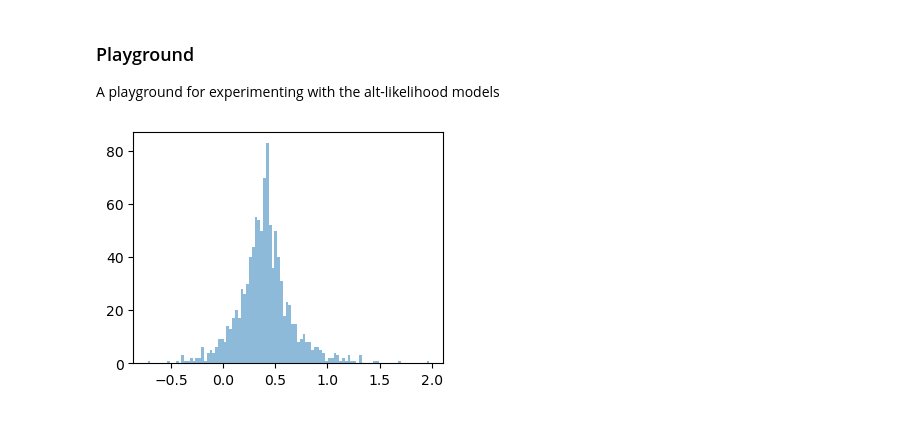
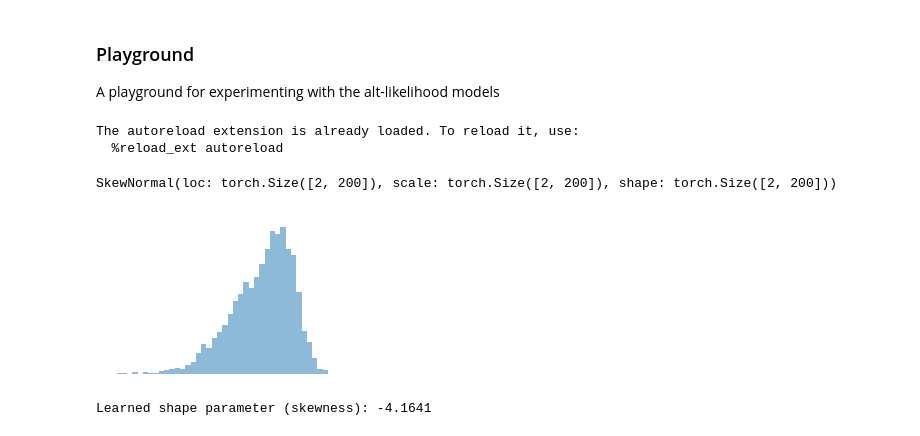
Before and after one commit to standw7/STPBenchmark, a Jupyter notebook: Playground.ipynb, the cells around one changed output. Cells and saved outputs as stored; diff of their text form; code cells hidden in the pictures.

Commit message:
add skew normal likelihood

```diff
--- a/Playground.ipynb
+++ b/Playground.ipynb
@@ -9,19 +9,24 @@ import torch
 import gpytorch
 import numpy as np
 import matplotlib.pyplot as plt
-from models import VarTGP, VarGP, ExactGP, VarLGP
-from utils import set_seeds, TorchStandardScaler, TorchNormalizer
+from models import VarTGP, VarGP, ExactGP, VarLGP, VarSGP
+from utils import set_seeds, TorchStandardScaler, TorchNormalizer, get_prediction_summary
 from optim import train_exact_model_botorch, train_natural_variational_model
 from botorch.acquisition import LogExpectedImprovement
 
+colors = ["#003f5c", "#7a5195", "#ef5675", "#ffa600"]
+
 # Setup
-set_seeds(13)
+set_seeds(42)
+# %% [output]
+The autoreload extension is already loaded. To reload it, use:
+  %reload_ext autoreload
 # %%
 # Generate data
-n_train = 15
+n_train = 40
 n_test = 200
 
-num_outliers = 1
+num_outliers = 15
 
 # Generate 1D synthetic data with outliers
 def target_function(x):
@@ -31,7 +36,7 @@ x_train = torch.rand(n_train).unsqueeze(-1).double()
 y_train = torch.tensor([target_function(x.item()) for x in x_train]).double()
 
 outlier_idx = np.random.choice(n_train, num_outliers, replace=False)
-y_train[outlier_idx] += torch.randn(num_outliers) * np.random.choice([-1, 1])
+y_train[outlier_idx] += -1*torch.randn(num_outliers).abs()
 
 x_test = torch.linspace(0, 1, n_test).unsqueeze(-1).double()
 y_test = torch.tensor([target_function(x.item()) for x in x_test]).double()
@@ -46,20 +51,27 @@ y_train = y_scaler.fit_transform(y_train.reshape(-1, 1)).flatten()
 y_test = y_scaler.transform(y_test.reshape(-1, 1)).flatten()
 # %%
 inducing_points = x_train.clone()
-model = VarLGP(inducing_points).double()
+model = VarSGP(inducing_points, goal=None).double()
 train_natural_variational_model(
     model, x_train, y_train, epochs=600, lr=0.01, y_standardize=True
 )
 
 model.eval()
 with torch.no_grad():
-    posterior = model.posterior(x_test, num_samples=128)
-    # mean = posterior.mean
-    # lower, upper = posterior.confidence_region()
-    # samples = posterior.sample(torch.Size([1000]))
+    posterior = model.posterior(x_test, num_samples=2)
 
-    # Transform back to original scale
-    # mean = y_scaler.inverse_transform(mean.reshape(-1, 1)).flatten()
-    # lower = y_scaler.inverse_transform(lower.reshape(-1, 1)).flatten()
-    # upper = y_scaler.inverse_transform(upper.reshape(-1, 1)).flatten()
-    # samples = y_scaler.inverse_transform(samples)
+# confirm that the posterior is of the distribution type and shape we expect
+print(posterior)
+samples = posterior.rsample(torch.Size([2000]))
+fig, ax = plt.subplots(1, 1, figsize=(3, 2))
+plt.hist(samples.detach().numpy()[:,0,0], bins=40, alpha=0.5)
+plt.xticks([])
+plt.yticks([])
+plt.gca().spines[:].set_visible(False)
+plt.show()
+
+print(f"Learned shape parameter (skewness): {model.likelihood.shape.item():.4f}")
+# %% [output]
+SkewNormal(loc: torch.Size([2, 200]), scale: torch.Size([2, 200]), shape: torch.Size([2, 200]))
+[figure, added]
+Learned shape parameter (skewness): -4.1641
@@ -77,7 +77,0 @@ upper_quantile = torch.quantile(samples, 0.975, dim=0)
-# %%
-# if we look at one of the samples, we can see that it is a laplace distribution
-fig, ax = plt.subplots(1, 1, figsize=(4, 3))
-plt.hist(_samples.numpy()[:,0,0], bins=100, alpha=0.5)
-plt.show()
-# %% [output]
-[figure, removed]
```
Also changed, not shown: parts of 10 cells of this notebook, 3 other files.
